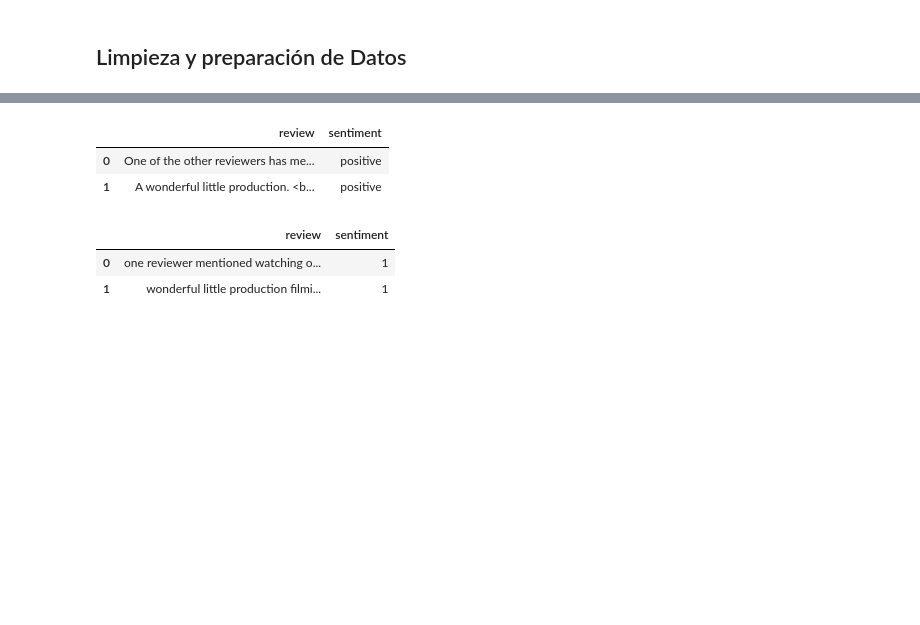
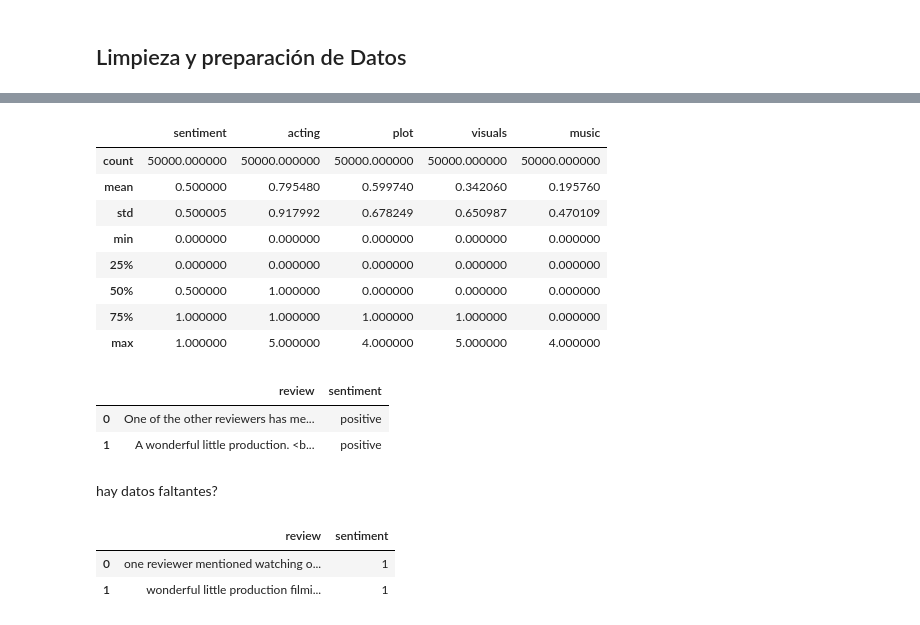
Before and after one commit to mgomez270/Projects-ML, a Jupyter notebook: IMBD/IMBD Reviews.ipynb, the cells around one changed output, grey strips where cells are left out. Cells and saved outputs as stored; diff of their text form; code cells hidden in the pictures; blank space fills up the shorter version.

```diff
--- a/IMBD/IMBD Reviews.ipynb
+++ b/IMBD/IMBD Reviews.ipynb
@@ -30,3 +64,15 @@ ModuleNotFoundError: No module named 'matplotlib'
+# %%
+df.describe()
+# %% [output]
+|  | sentiment | acting | plot | visuals | music |
+| count | 50000.000000 | 50000.000000 | 50000.000000 | 50000.000000 | 50000.000000 |
+| mean | 0.500000 | 0.795480 | 0.599740 | 0.342060 | 0.195760 |
+| std | 0.500005 | 0.917992 | 0.678249 | 0.650987 | 0.470109 |
+| min | 0.000000 | 0.000000 | 0.000000 | 0.000000 | 0.000000 |
+| 25% | 0.000000 | 0.000000 | 0.000000 | 0.000000 | 0.000000 |
+| 50% | 0.500000 | 1.000000 | 0.000000 | 0.000000 | 0.000000 |
+| 75% | 1.000000 | 1.000000 | 1.000000 | 1.000000 | 0.000000 |
+| max | 1.000000 | 5.000000 | 4.000000 | 5.000000 | 4.000000 |
 # %%
 df = pd.read_csv("./Data/IMDB Dataset.csv")
 df.head(2)
@@ -34,6 +80,8 @@ df.head(2)
 |  | review | sentiment |
 | 0 | One of the other reviewers has me... | positive |
 | 1 | A wonderful little production. <b... | positive |
+# %% [markdown]
+hay datos faltantes?
 # %%
 #Convertir sentimiento a bolean
 df['sentiment'] = df['sentiment'].apply(lambda x: 1 if x == 'positive' else 0)
```
Also changed, not shown: parts of 29 cells of this notebook, 3 other files.
